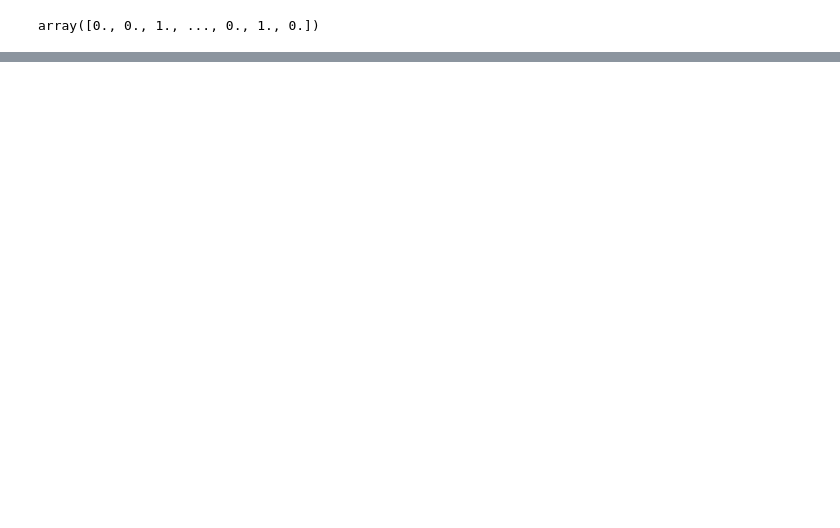
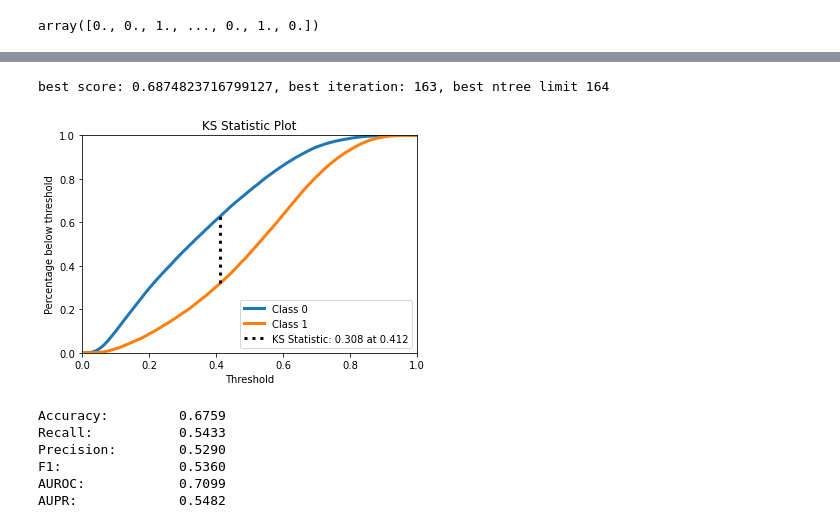
Before and after one commit to thurcst/Projeto-NN, a Jupyter notebook: Testes Projeto RN.ipynb, the cells around one changed output, grey strips where cells are left out. Saved outputs shown, nothing was run; the diff lists cells and outputs as text; code cells hidden in the pictures; blank space fills up the shorter version.

```diff
--- a/Testes Projeto RN.ipynb
+++ b/Testes Projeto RN.ipynb
@@ -492,0 +647,15 @@ array([0., 0., 1., ..., 0., 1., 0.])
+# %%
+params = {
+    'colsample_bytree': 0.8762250265720735,
+    'gamma': 0.4596789841331103,
+    'learning_rate': 0.4,
+    'max_depth': 4,
+    'n_estimators': 100,
+    # 'subsample': 0.926731267021822
+}
+
+xgb_model_5 = xgb.XGBClassifier(objective='binary:logistic', random_state=17, eval_metric="map", early_stopping_rounds=20)
+
+xgb_model_5.set_params(**params)
+
+xgb_model_5.fit(x, y, verbose=2, eval_set=[(df_validX, df_validY)] )
@@ -492,0 +691,18 @@ array([0., 0., 1., ..., 0., 1., 0.])
+# %%
+y_pred = xgb_model_5.predict_proba(df_test_x)
+y_pred_class = xgb_model_5.predict(df_test_x)
+y_pred
+
+print("best score: {0}, best iteration: {1}, best ntree limit {2}".format(xgb_model_5.best_score, xgb_model_5.best_iteration, xgb_model_5.best_ntree_limit))
+
+accuracy, recall, precision, f1, auroc, aupr = compute_performance_metrics(df_test_y.to_list(), y_pred_class, y_pred)
+print_metrics_summary(accuracy, recall, precision, f1, auroc, aupr)
+# %% [output]
+best score: 0.6874823716799127, best iteration: 163, best ntree limit 164
+[figure, added]
+Accuracy:         0.6759
+Recall:           0.5433
+Precision:        0.5290
+F1:               0.5360
+AUROC:            0.7099
+AUPR:             0.5482
```
Also changed, not shown: parts of 30 cells of this notebook, 3 other files.
